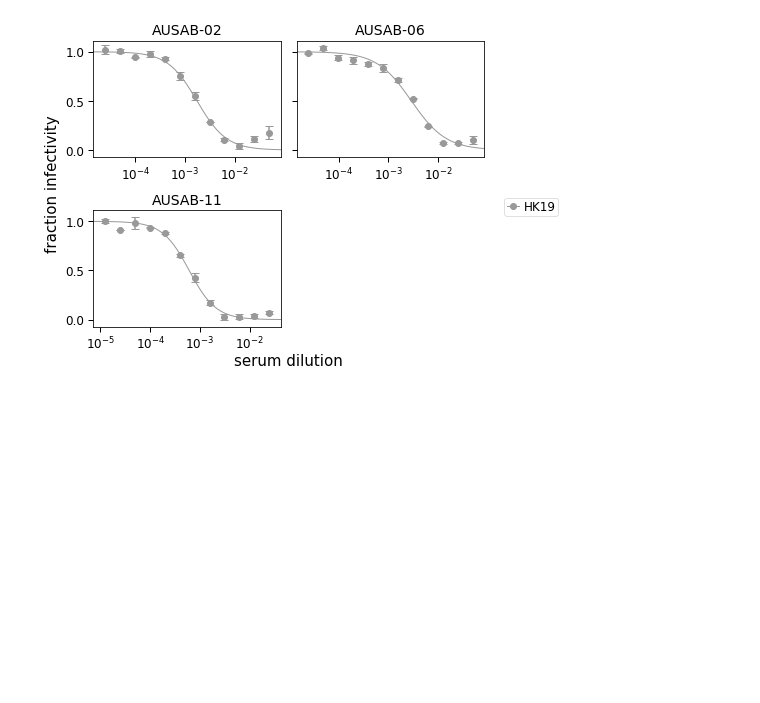
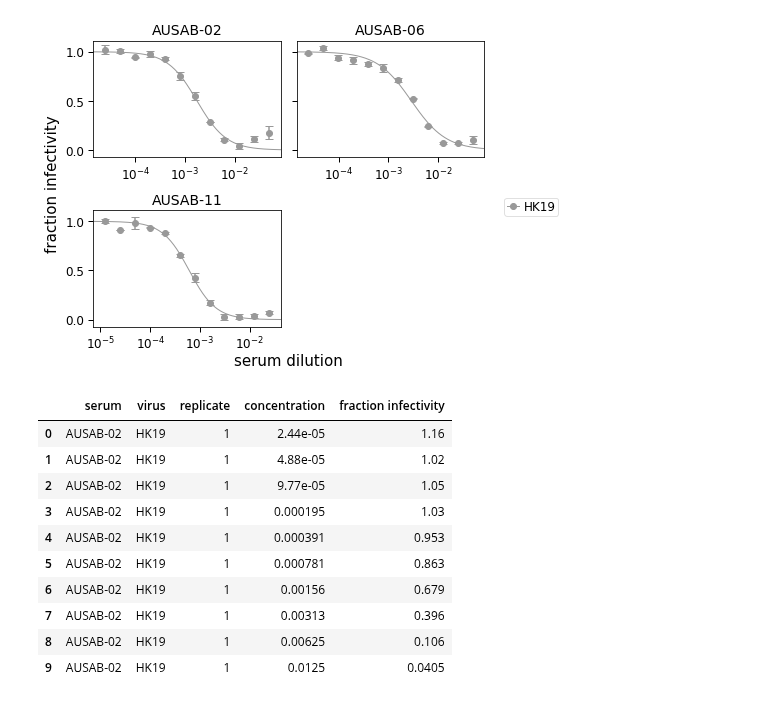
Before and after one commit to sorsinelli/flu_h3_hk19_dms_ic50, a Jupyter notebook: experiments/neut_assays/analyze_sera_neut_screening.ipynb, the cells around one changed output. Cells and saved outputs as stored; diff of their text form; code cells hidden in the pictures; blank space fills up the shorter version.

```diff
--- a/experiments/neut_assays/analyze_sera_neut_screening.ipynb
+++ b/experiments/neut_assays/analyze_sera_neut_screening.ipynb
@@ -420,3 +420,20 @@ fig, axes = fits.plotSera(ncol=2,
                          )
 # %% [output]
 [figure]
+# %%
+data = (
+    pd.read_csv('neut_data/221031_neuts_tidy.csv')
+)
+data.head(10)
+# %% [output]
+|  | serum | virus | replicate | concentration | fraction infectivity |
+| 0 | AUSAB-02 | HK19 | 1 | 2.44e-05 | 1.16 |
+| 1 | AUSAB-02 | HK19 | 1 | 4.88e-05 | 1.02 |
+| 2 | AUSAB-02 | HK19 | 1 | 9.77e-05 | 1.05 |
+| 3 | AUSAB-02 | HK19 | 1 | 0.000195 | 1.03 |
+| 4 | AUSAB-02 | HK19 | 1 | 0.000391 | 0.953 |
+| 5 | AUSAB-02 | HK19 | 1 | 0.000781 | 0.863 |
+| 6 | AUSAB-02 | HK19 | 1 | 0.00156 | 0.679 |
+| 7 | AUSAB-02 | HK19 | 1 | 0.00313 | 0.396 |
+| 8 | AUSAB-02 | HK19 | 1 | 0.00625 | 0.106 |
+| 9 | AUSAB-02 | HK19 | 1 | 0.0125 | 0.0405 |
```
Also changed, not shown: parts of 4 cells of this notebook, 1 other file.
